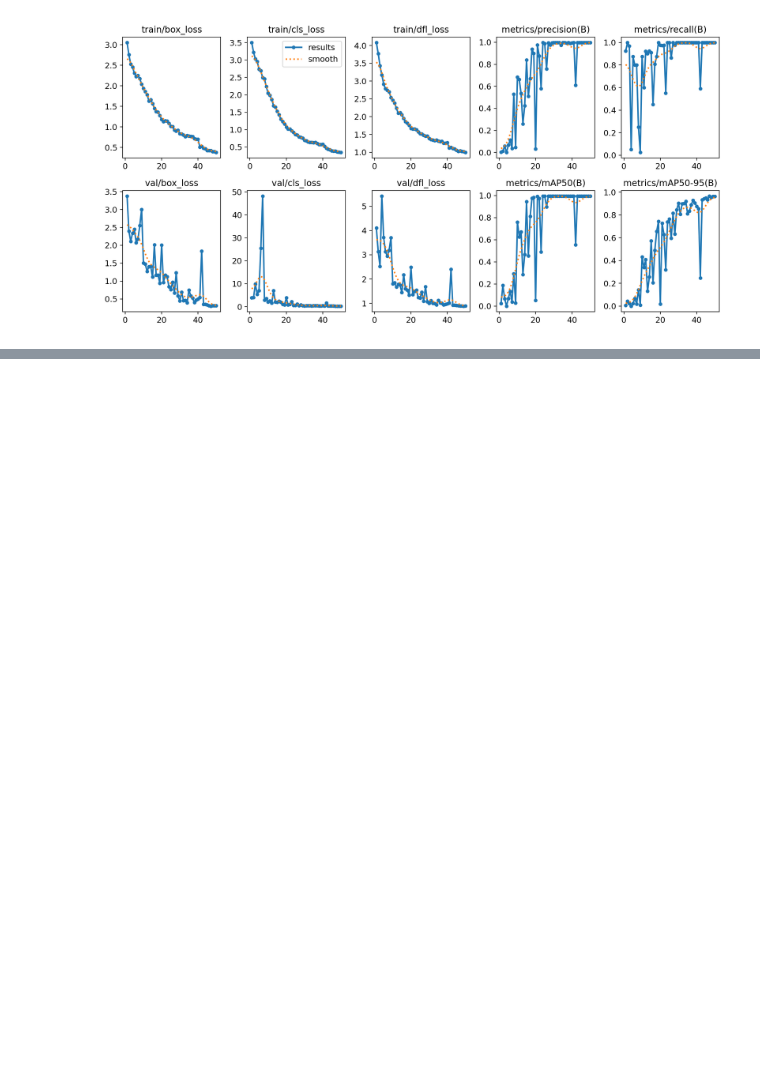
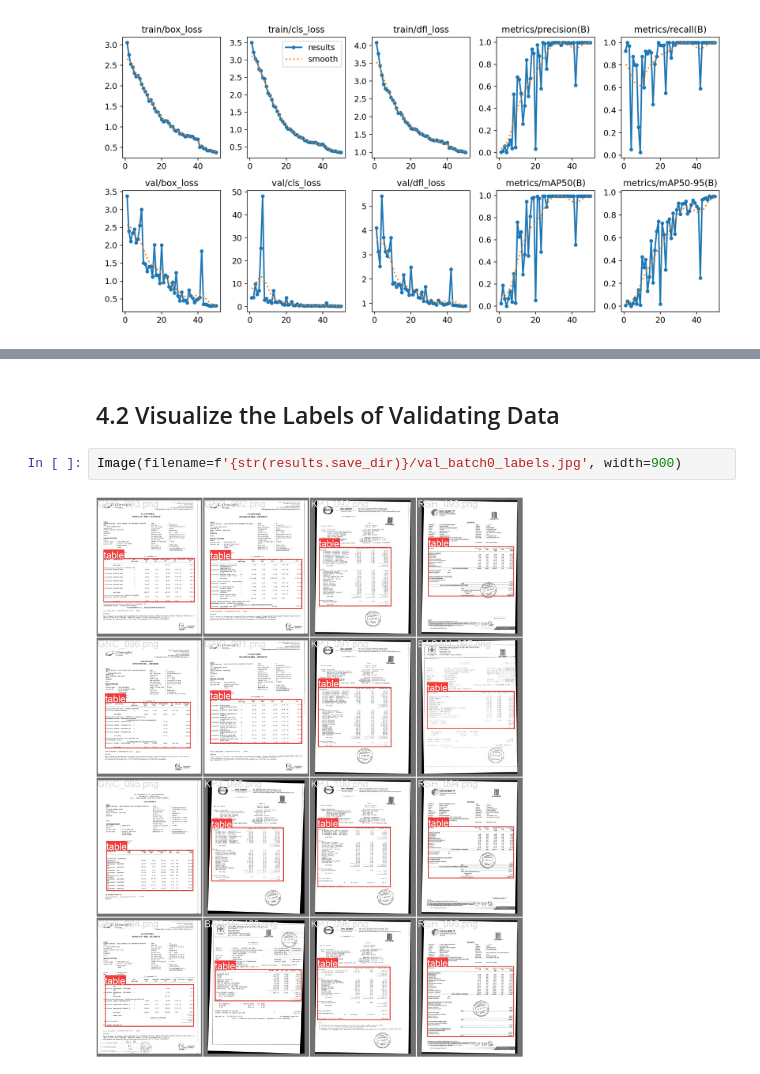
Before and after one commit to Jacky0111/Itemized-Billing, a Jupyter notebook: yolov8.ipynb, the cells around one changed output, grey strips where cells are left out. Cells and saved outputs as stored; diff of their text form; blank space fills up the shorter version.

```diff
--- a/yolov8.ipynb
+++ b/yolov8.ipynb
@@ -119,0 +123,6 @@ Image(filename=f'{str(results.save_dir)}/results.png', width=1000)
+# %% [markdown]
+## 4.2 Visualize the Labels of Validating Data
+# %%
+Image(filename=f'{str(results.save_dir)}/val_batch0_labels.jpg', width=900)
+# %% [output]
+[figure, added]
```
Also changed, not shown: parts of 8 cells of this notebook.
